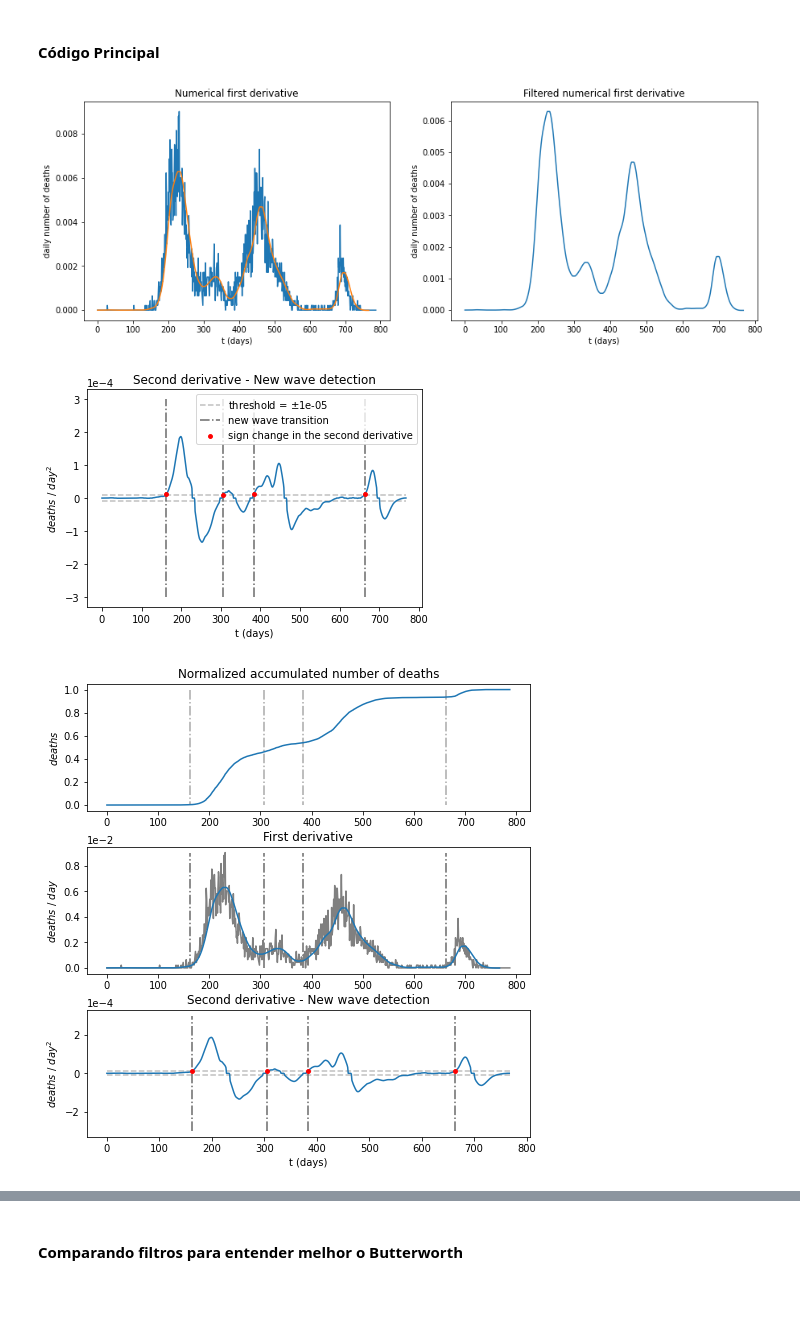
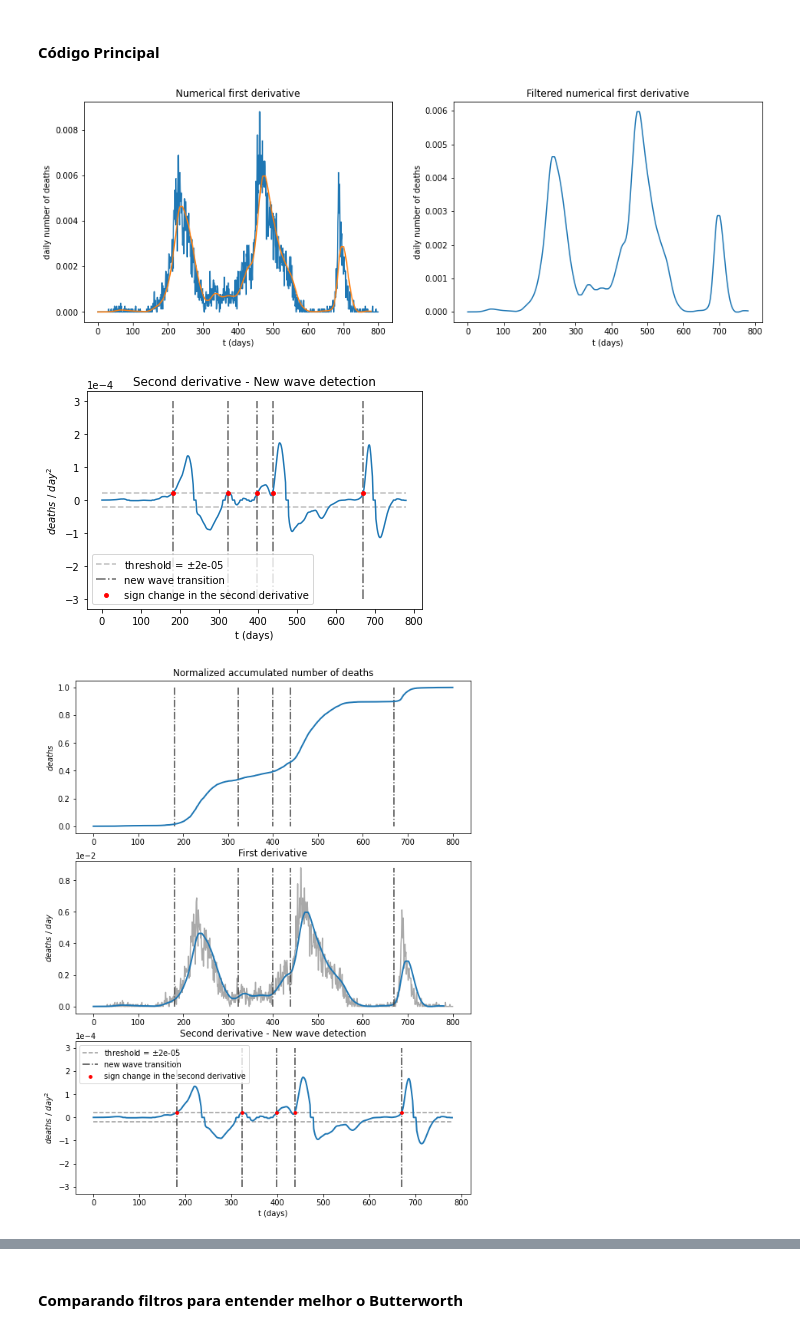
Before and after one commit to fpelogia/epid-models, a Jupyter notebook: Notebooks/new_wave_argentina.ipynb, the cells around one changed output, grey strips where cells are left out. Cells and saved outputs as stored; diff of their text form; code cells hidden in the pictures; blank space fills up the shorter version.

Commit message:
Começa a gerar resultados para Argentina

```diff
--- a/Notebooks/new_wave_argentina.ipynb
+++ b/Notebooks/new_wave_argentina.ipynb
@@ -103,8 +103,8 @@ def new_wave_detection(sec_der, abs_threshold):
 #### Código Principal
 # %%
 #import data
-data = pd.read_csv("../Datasets/rosario_obitos.csv")
-city_name = 'Rosario'
+data = pd.read_csv("../Datasets/cordoba_obitos.csv")
+city_name = 'Córdoba'
 
 # Filter data to reduce noise effects
 # Normalize by maximum value
@@ -138,7 +138,7 @@ sd0 = daily_n_cases[1] - daily_n_cases[0]
 sec_der = forward_euler(t, 1, daily_n_cases, sd0)
 
 # Detection of new waves
-abs_threshold = 1e-5
+abs_threshold = 2e-5
 x_t, y_t = new_wave_detection(sec_der, abs_threshold)
 
 pylab.ticklabel_format(axis='y',style='sci',scilimits=(-4,-4))
@@ -149,45 +149,46 @@ plt.plot(sec_der, zorder=1) # obs: check if this scaling is correct
 plt.hlines([-1*abs_threshold, abs_threshold], 0, len(sec_der), colors='silver', linestyles='dashed', zorder=1, label=f"threshold = $\pm${abs_threshold}")
 plt.vlines(x_t, -3e-4, 3e-4, colors='dimgray', linestyles='dashdot', zorder=1, label="new wave transition")
 plt.scatter(x_t, y_t, s=15, c='r', zorder=2, label="sign change in the second derivative")
 plt.legend()
 plt.show()
 
 # Graph with acc. data and its first two derivatives
-fig, axs = plt.subplots(3, 1, figsize=(7,7)) # 3 rows, 1 col
+fig, axs = plt.subplots(3, 1, figsize=(8,10)) # 3 rows, 1 col
 plt.tight_layout(pad=1.5)
-axs[0].plot(normalized_acc_n_cases) # para alinhar as retas de nova onda
-axs[0].vlines(x_t, 1, 3e-4, colors='darkgray', linestyles='dashdot', zorder=1, label="new wave transition")
+axs[0].plot(normalized_acc_n_cases, lw=2) # para alinhar as retas de nova onda
+axs[0].vlines(x_t, 1, 3e-4, colors='0.25', linestyles='dashdot', zorder=1, label="new wave transition")
 axs[0].set_title('Normalized accumulated number of deaths')
 axs[0].set_ylabel("$deaths$")
 
-axs[1].plot(unf_daily_n_cases, c='gray')
-axs[1].plot(daily_n_cases)
+axs[1].plot(unf_daily_n_cases, c='darkgrey')
+axs[1].plot(daily_n_cases, lw=2)
 axs[1].ticklabel_format(axis='y',style='sci',scilimits=(-2,-2))
-axs[1].vlines(x_t, min(unf_daily_n_cases), max(unf_daily_n_cases), colors='dimgray', linestyles='dashdot', zorder=1, label="new wave transition")
+axs[1].vlines(x_t, min(unf_daily_n_cases), max(unf_daily_n_cases), colors='0.25', linestyles='dashdot', zorder=5, label="new wave transition")
 axs[1].set_title('First derivative')
 axs[1].set_ylabel("$deaths$ / $day$")
 
 axs[2].ticklabel_format(axis='y',style='sci',scilimits=(-4,-4))
 axs[2].set_title("Second derivative - New wave detection")
 axs[2].set_xlabel("t (days)")
 axs[2].set_ylabel("$deaths$ / $day^2$")
-axs[2].plot(sec_der, zorder=1) # obs: check if this scaling is correct
-axs[2].hlines([-1*abs_threshold, abs_threshold], 0, len(sec_der), colors='silver', linestyles='dashed', zorder=1, label=f"threshold = $\pm${abs_threshold}")
-axs[2].vlines(x_t, -3e-4, 3e-4, colors='dimgray', linestyles='dashdot', zorder=1, label="new wave transition")
+axs[2].plot(sec_der, zorder=1, lw=2)
+axs[2].hlines([-1*abs_threshold, abs_threshold], 0, len(sec_der), colors='0.60', linestyles='dashed', zorder=1, label=f"threshold = $\pm${abs_threshold}")
+axs[2].vlines(x_t, -3e-4, 3e-4, colors='0.25', linestyles='dashdot', zorder=1, label="new wave transition")
 axs[2].scatter(x_t, y_t, s=15, c='r', zorder=2, label="sign change in the second derivative")
+axs[2].legend()
 plt.savefig(f'../output/{city_name}_nw', dpi=100, facecolor="white")
 plt.show()
 
 #====== Interactive Debug ======
 # variables = globals().copy()
 # variables.update(locals())
 # shell = code.InteractiveConsole(variables)
 # shell.interact()
 #===============================
 # %% [output]
-[figure, old version]
+[figure, new version]
-[figure, old version]
+[figure, new version]
-[figure, old version]
+[figure, new version]
 # %%
 print('x_t', x_t)
 print('y_t', y_t)
```
Also changed, not shown: parts of 2 cells of this notebook, 22 other files.
